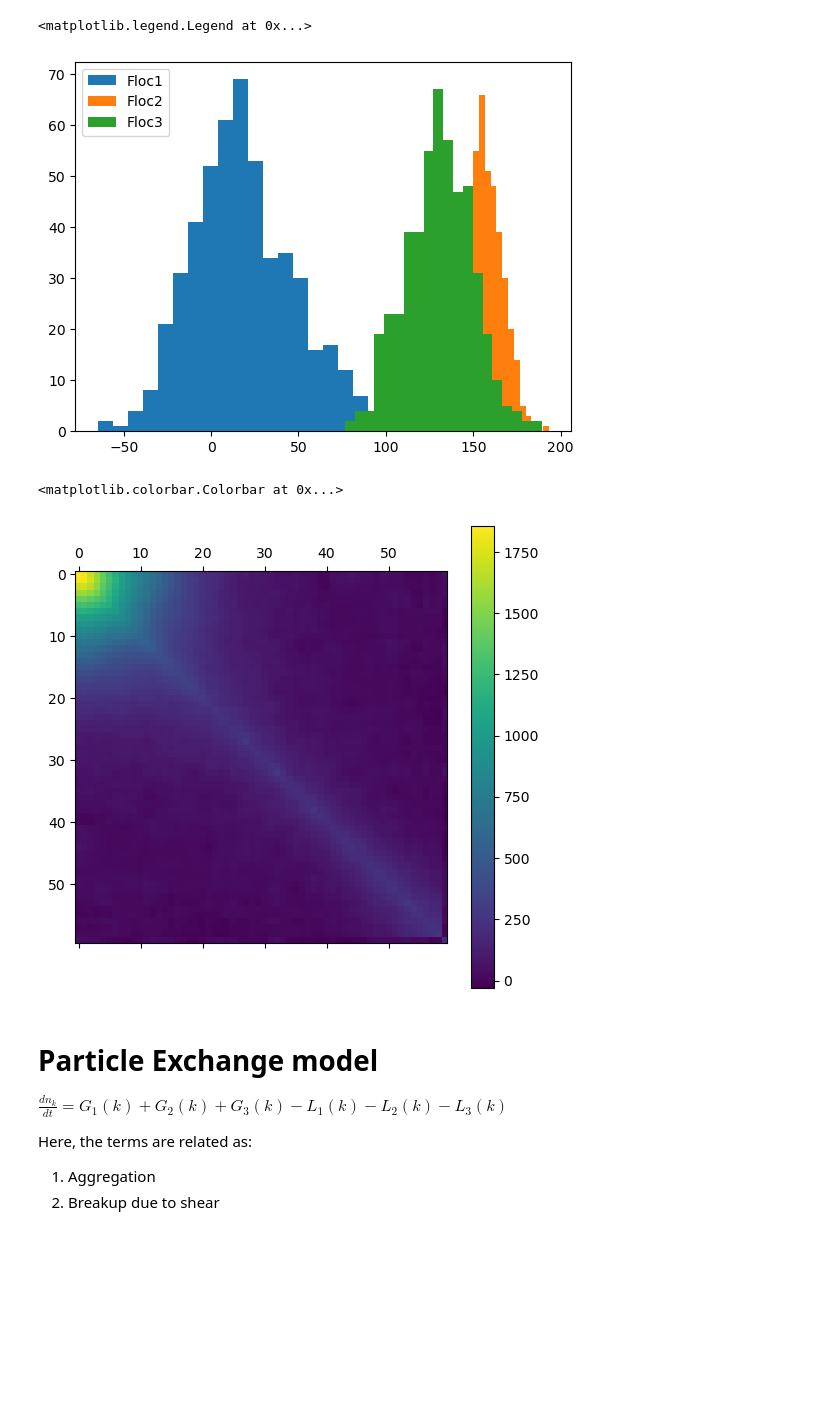
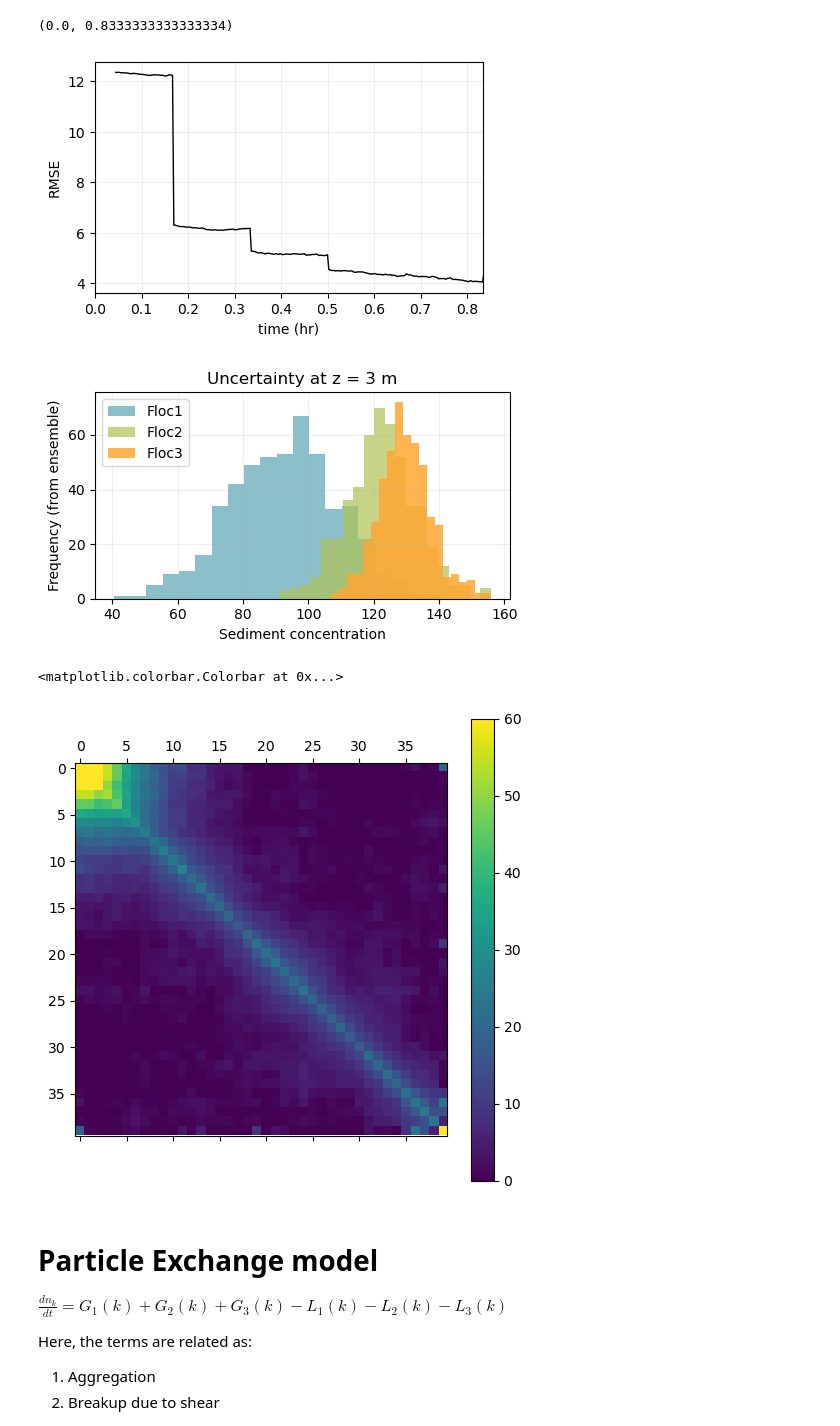
Before and after one commit to sienna-white/enkf_sediment, a Jupyter notebook: experimenting_sed.ipynb, the cells around one changed output. Drawn from its saved outputs; the diff is of its cells as text; code cells hidden in the pictures; blank space fills up the shorter version.

```diff
--- a/experimenting_sed.ipynb
+++ b/experimenting_sed.ipynb
@@ -24,7 +33,7 @@ truth = xr.open_dataset("ground_truth_sediment.nc", decode_timedelta=False)
 # truth = truth.isel(eid=0)
 nt = truth.dims['t']
 
-fig, axs = plt.subplots(nrows=1, ncols=4, figsize=(10, 5), sharex=True, sharey=True)
+fig, axs = plt.subplots(nrows=1, ncols=4, figsize=(8, 5), sharex=True, sharey=True)
 for i, TIME in enumerate(range(0, nt, nt//4)):
     average1 = truth['floc1'].isel(t=TIME)
     axs[i].plot(average1, -truth['z'], color="#76C1C3", alpha=1, linewidth=3, label="floc1")
@@ -45,17 +54,21 @@ for i, TIME in enumerate(range(0, nt, nt//4)):
 axs[0].legend(loc = "lower left")
 
 plt.tight_layout()
+fig.savefig("sediment_profiles_true.png", dpi=300)
 
-fig = plt.figure(figsize=(5, 3))
+
+fig = plt.figure(figsize=(7, 3))
 ax = plt.gca()
 noisy = truth['observation'] + 6*(np.random.rand(nt) - 0.5)
-ax.plot(truth['t'][::60]/360, noisy[::60], color="#CCEA8D", alpha=1, linewidth=2, label="Noisy, 10-min observation")
+ax.plot(truth['t'][::60]/360, noisy[::60], '-o', color="#CCEA8D", alpha=1, linewidth=2, label="Noisy, 10-min observation")
 ax.plot(truth['t']/360, truth['observation'], color="black", alpha=1, linewidth=2, label="True observation")
 ax.legend()
 
 
-ax.set_xlim(0, 12)
+ax.set_xlim(0, truth['t'][-1]/360)
 ax.grid(alpha=0.2)
 ax.set_ylabel("observed time series")
 ax.set_xlabel("time (hrs)")
+plt.tight_layout()
+fig.savefig("observation_timeseries.png", dpi=300)
 # %% [output]
@@ -115,16 +170,54 @@ for TIME in range(0, nt, nt//10):
+# %%
+# RMSE
+
+fig2 = plt.figure(figsize=(5, 3))
+ax2 = plt.gca()
+
+
+
+average1 = truth['floc1']
+average2 = truth['floc2']
+average3 = truth['floc3']
+total1 = 0.3*average1 + 0.5*average2 + 0.2*average3
+
+average1 = ds['floc1'].mean(dim='eid')
+average2 = ds['floc2'].mean(dim='eid')
+average3 = ds['floc3'].mean(dim='eid')
+total2 = 0.3*average1 + 0.5*average2 + 0.2*average3
+
+rmse = np.sqrt( ((total1 - total2)**2).mean(dim='z') )
+rmse[0:15] = np.nan
+ax2.plot(ds.t/360, rmse, '-', color="black", alpha=1, linewidth=1)
+ax2.set_xlabel("time (hr)")
+ax2.set_ylabel("RMSE")
+ax2.grid(alpha=0.2)
+ax2.set_xlim(0, 300/360)
+# axs[i].set_ylim(-4, 0)
+# %% [output]
+(0.0, 0.8333333333333334)
+[figure, added]
 # %%
-values = ds['floc1'].isel(t=TIME).sel(z=1, method='nearest')
-plt.hist(values, bins=20, label= "Floc1" )
-values = ds['floc2'].isel(t=TIME).sel(z=1, method='nearest')
-plt.hist(values, bins=20, label= "Floc2" )
+NN = 3
 
-values = ds['floc3'].isel(t=TIME).sel(z=1, method='nearest')
-plt.hist(values, bins=20, label= "Floc3" )
+
+fig = plt.figure(figsize=(5, 3))
+values = ds['floc1'].isel(t=TIME).sel(z=NN, method='nearest')
+plt.hist(values, bins=20, label= "Floc1", color="#7FB8C5", alpha=0.9 )
+values = ds['floc2'].isel(t=TIME).sel(z=NN, method='nearest')
+plt.hist(values, bins=20, label= "Floc2" , color="#B0C355", alpha=0.7)
+
+values = ds['floc3'].isel(t=TIME).sel(z=NN, method='nearest')
+plt.hist(values, bins=20, label= "Floc3", color="#FFA731", alpha=0.85 )
 ax=plt.gca()
-ax.legend()
+ax.legend(loc='upper left')
+ax.grid(alpha=0.2)
+ax.set_xlabel("Sediment concentration")
+ax.set_ylabel("Frequency (from ensemble)")
+ax.set_title("Uncertainty at z = %d m" % NN)
+plt.tight_layout()
+fig.savefig("histogram_ensemble_z%d.png" % NN, dpi=300)
 # %% [output]
-<matplotlib.legend.Legend at 0x...>
-[figure, old version]
+[figure, new version]
 # %%
 #
 import numpy as np
@@ -134,11 +227,11 @@ cov = np.cov(ds['floc1'].isel(t=2).values.T)
 # Plot covariance matrix
 fig = plt.figure(figsize=(6,6))
 ax = plt.gca()
-cax = ax.matshow(cov, cmap='viridis')
+cax = ax.matshow(cov, cmap='viridis', vmin=0, vmax=60)
 fig.colorbar(cax)
 # %% [output]
 <matplotlib.colorbar.Colorbar at 0x...>
-[figure, old version]
+[figure, new version]
 # %% [markdown]
 # Particle Exchange model
 
```
Also changed, not shown: parts of 8 cells of this notebook, 8 other files.
